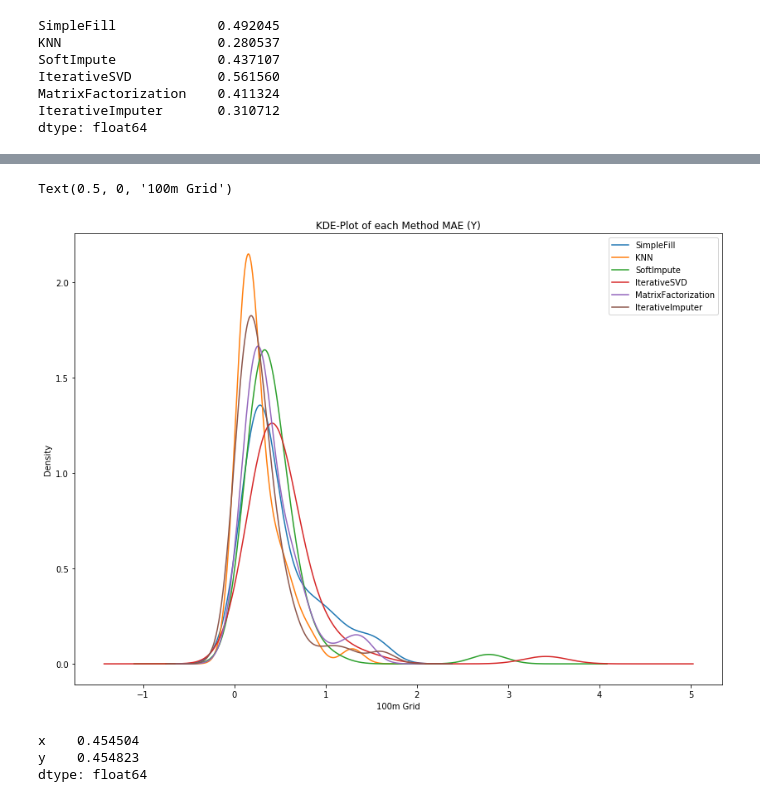
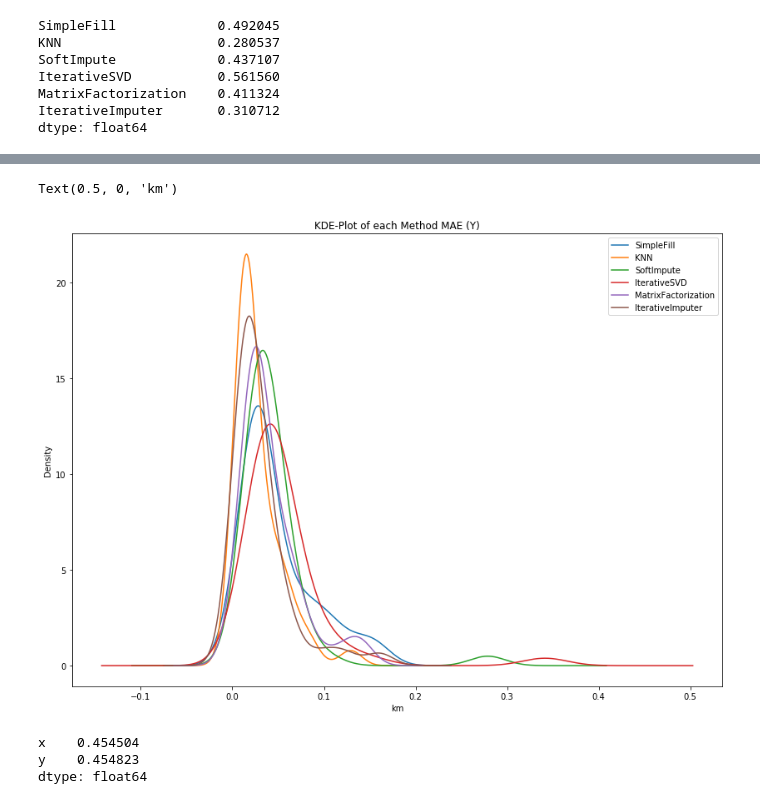
Before and after one commit to ajal8/DP_Project, a Jupyter notebook: Data_Prepration.ipynb, the cells around one changed output, grey strips where cells are left out. Drawn from its saved outputs; the diff is of its cells as text; code cells hidden in the pictures.

```diff
--- a/Data_Prepration.ipynb
+++ b/Data_Prepration.ipynb
@@ -561,9 +561,9 @@ Text(0.5, 0, '100m Grid')
 # %%
-plot = y_mae.plot.kde(title="KDE-Plot of each Method MAE (Y)", figsize=(14, 10)).set_xlabel("100m Grid")
+plot = (y_mae/10).plot.kde(title="KDE-Plot of each Method MAE (Y)", figsize=(14, 10)).set_xlabel("km")
 plot
 # %% [output]
-Text(0.5, 0, '100m Grid')
+Text(0.5, 0, 'km')
-[figure, old version]
+[figure, new version]
 # %%
 # convert missing data dict to dataframe
 missing_percentage = pd.DataFrame.from_dict(missing_data, orient='index').transpose()
```
Also changed, not shown: parts of 1 cell of this notebook.
